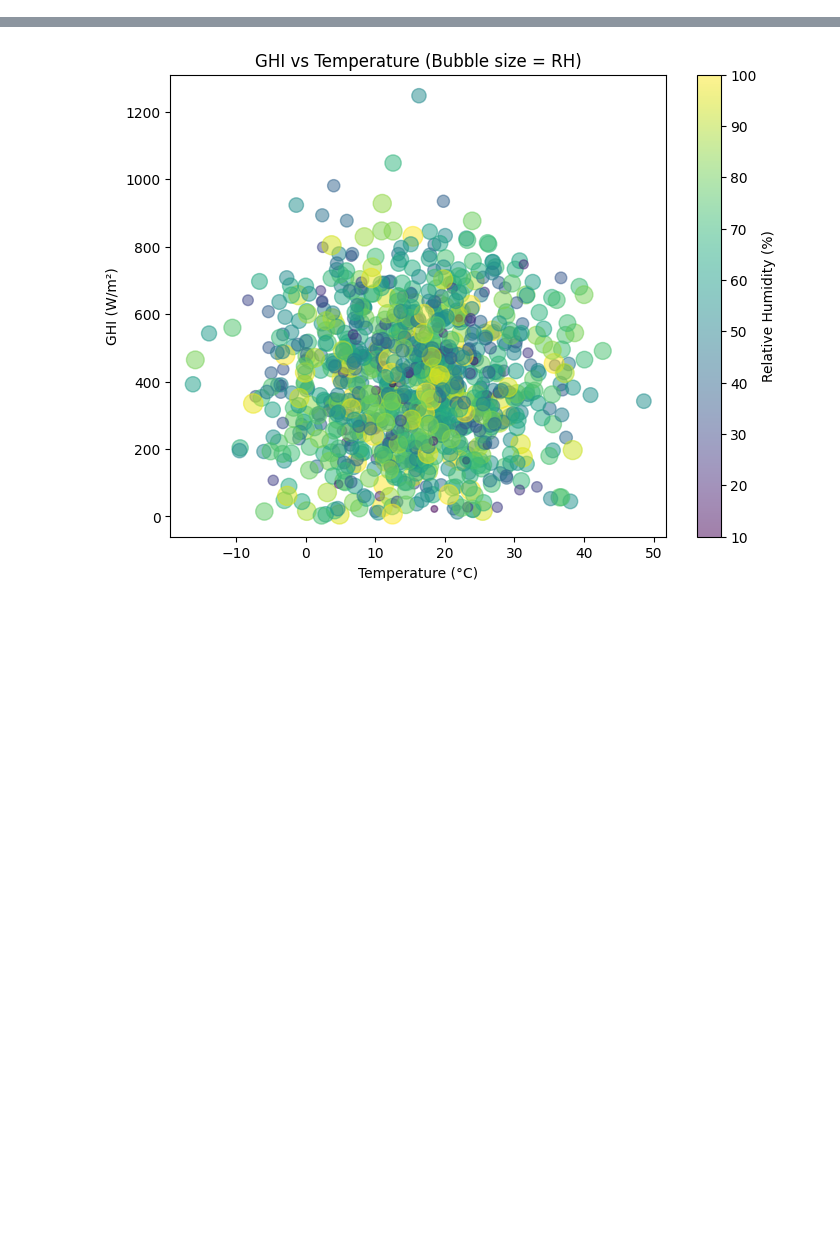
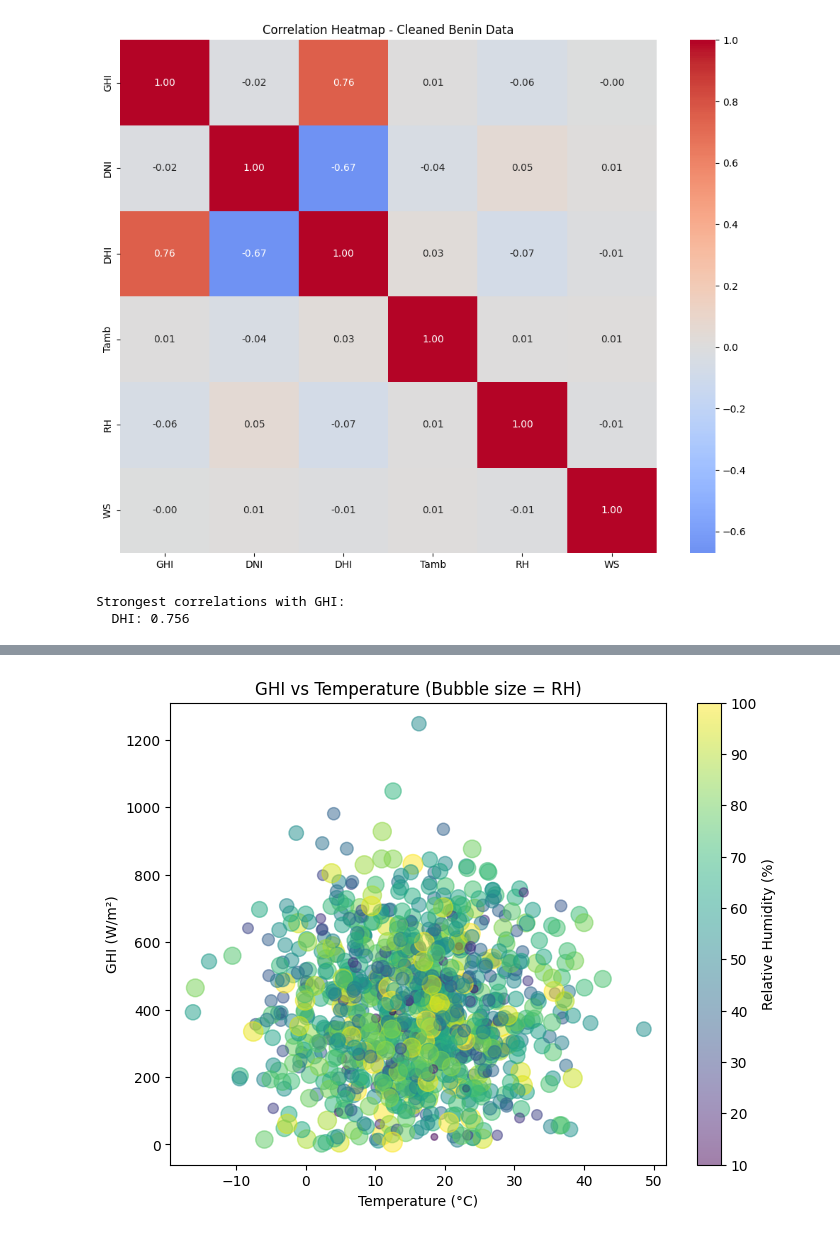
Before and after one commit to melat33/solar-challenge-week0, a Jupyter notebook: notebooks/benin_eda.ipynb, the cells around one changed output, grey strips where cells are left out. Drawn from its saved outputs; the diff is of its cells as text; code cells hidden in the pictures; blank space fills up the shorter version.

Commit message:
benin clean dataset

```diff
--- a/notebooks/benin_eda.ipynb
+++ b/notebooks/benin_eda.ipynb
@@ -200,0 +158,20 @@ plt.show()
+# %%
+# =============================================================================
+# HANDLE MISSING VALUES (IMPUTATION)
+# =============================================================================
+print("\n" + "="*60)
+print("🔄 HANDLING MISSING VALUES (Median Imputation)")
+print("="*60)
+
+# Key columns for imputation
+key_columns = ['GHI', 'DNI', 'DHI', 'Tamb', 'WS', 'RH']
+key_columns = [c for c in key_columns if c in df.columns]
+
+for col in key_columns:
+    if col in df.columns:
+        missing_before = df[col].isna().sum()
+        if missing_before > 0:
+            median_val = df[col].median()
+            df[col] = df[col].fillna(median_val)
+            missing_after = df[col].isna().sum()
+            print(f"   {col}: Imputed {missing_before} missing values with median {median_val:.2f}")
@@ -200,0 +242,50 @@ plt.show()
+# %%
+# =============================================================================
+# EXPLORATORY DATA ANALYSIS (After Cleaning)
+# =============================================================================
+print("\n" + "="*60)
+print("🔍 EXPLORATORY DATA ANALYSIS - CLEANED DATA")
+print("="*60)
+
+# Display cleaned data info
+print("Cleaned dataset info:")
+print(f"Shape: {df_clean.shape}")
+print(f"Columns: {df_clean.columns.tolist()}")
+
+# Check if data is not empty
+if df_clean.empty:
+    print("❌ WARNING: Cleaned dataframe is EMPTY! Cannot create plots.")
+    print("This means all rows were removed as outliers.")
+else:
+    print("\nFirst 5 rows of cleaned data:")
+    print(df_clean.head())
+
+    # Correlation heatmap
+    print("\n📊 CORRELATION HEATMAP:")
+    corr_cols = [c for c in ['GHI', 'DNI', 'DHI', 'Tamb', 'RH', 'WS'] if c in df_clean.columns]
+
+    # Check if we have at least 2 columns for correlation
+    if len(corr_cols) >= 2:
+        # Remove any rows with NaN values for correlation
+        corr_data = df_clean[corr_cols].dropna()
+
+        if not corr_data.empty:
+            plt.figure(figsize=(10, 8))
+            correlation_matrix = corr_data.corr()
+            sns.heatmap(correlation_matrix, annot=True, fmt=".2f", cmap='coolwarm', center=0)
+            plt.title("Correlation Heatmap - Cleaned Benin Data")
+            plt.tight_layout()
+            plt.show()
+
+            # Show strongest correlations with GHI
+            if 'GHI' in correlation_matrix.columns:
+                ghi_corrs = correlation_matrix['GHI'].sort_values(ascending=False)
+                print("Strongest correlations with GHI:")
+                for metric, corr in ghi_corrs.items():
+                    if metric != 'GHI' and abs(corr) > 0.1:
+                        print(f"  {metric}: {corr:.3f}")
+        else:
+            print("❌ No valid data for correlation (all NaN values)")
+    else:
+        print(f"❌ Not enough columns for correlation. Available: {corr_cols}")
+# %% [output]
@@ -200,0 +309,3 @@ plt.show()
+[figure, added]
+Strongest correlations with GHI:
+  DHI: 0.756
```
Also changed, not shown: parts of 40 cells of this notebook, 10 other files.
